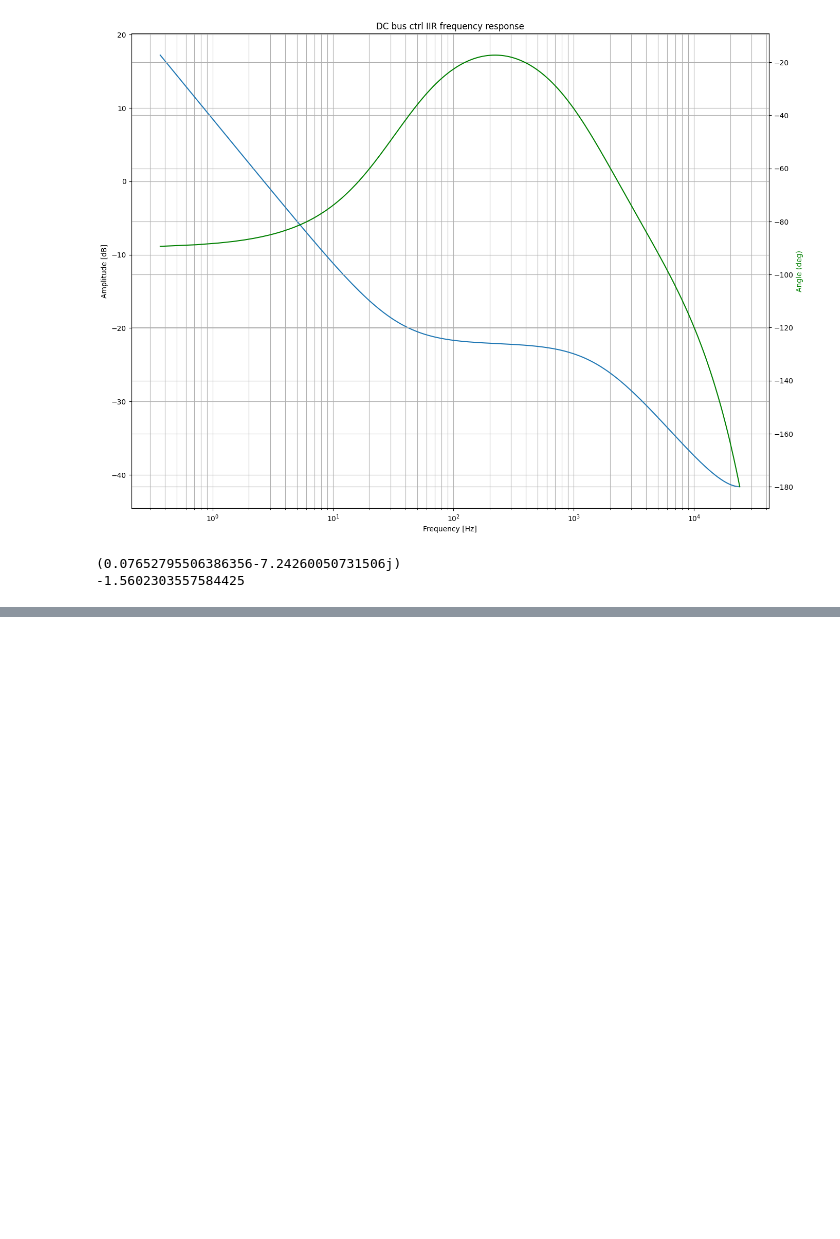
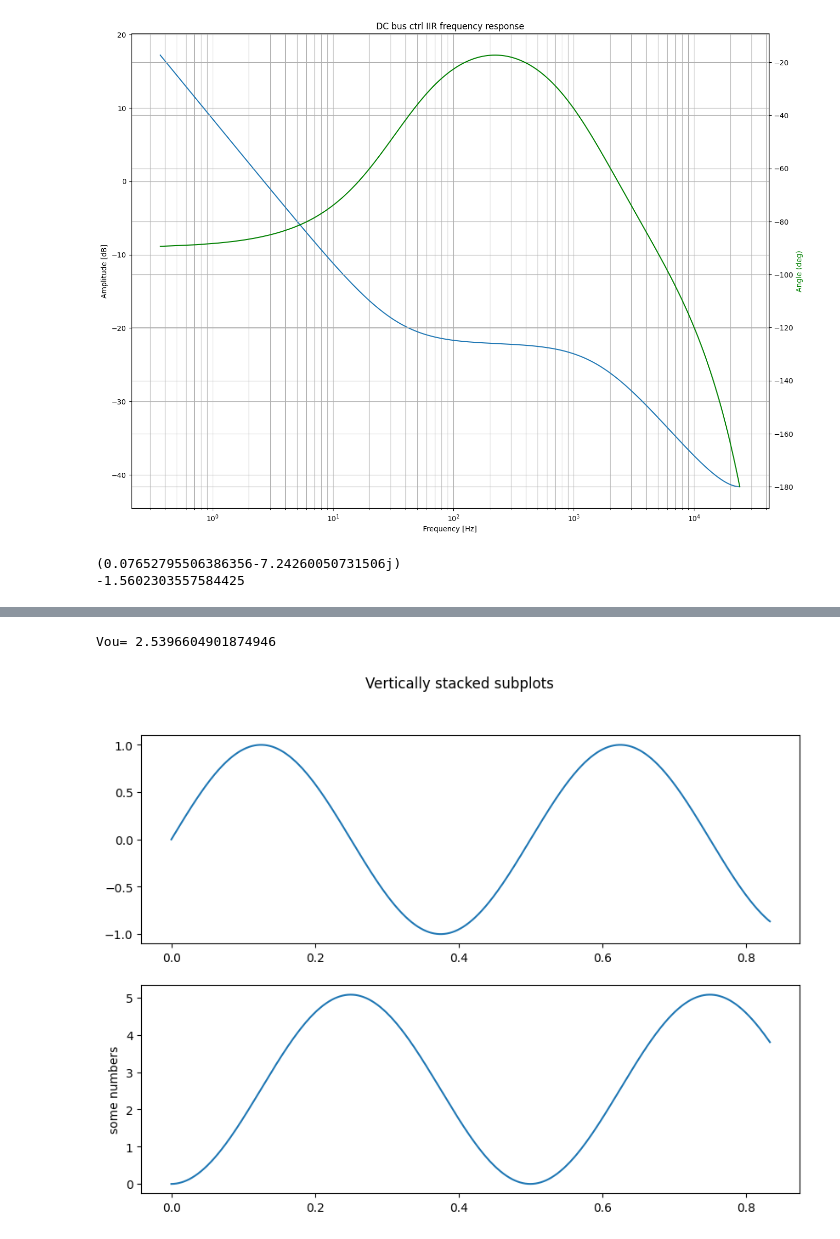
Before and after one commit to mirtcho/motor_control, a Jupyter notebook: jupyter/Untitled3.ipynb, the cells around one changed output, grey strips where cells are left out. Cells and saved outputs as stored; diff of their text form; code cells hidden in the pictures; blank space fills up the shorter version.

```diff
--- a/jupyter/Untitled3.ipynb
+++ b/jupyter/Untitled3.ipynb
@@ -149,0 +152,45 @@ plt.show()
+# %%
+import numpy as np
+import matplotlib.pyplot as plt
+from scipy import signal
+#from source code
+B0 = 0.00241810
+B1 = 0.00020141
+B2 =-0.00221669
+A1 =-1.39414502
+A2 = 0.39414502
+
+#Coeficent from marck script
+#B0 = 1.612068390629168
+#B1 = 0.13427637024631572
+#B2 = -1.4777920203828523
+#A1 = 1.3941450174486236
+#A2 = -0.3941450174486237
+
+
+################################
+nr_samples = 40000
+Fs         = 48000 # sample freq
+Fsignal    = 2  # Freq signal
+Ax         = 1     # amplitude
+###############################
+#
+Ts= 1/Fs
+y = np.full((nr_samples), 0.0)
+t = np.arange(start=0,stop=nr_samples*Ts,step=Ts)
+x = Ax*np.sin(2 * np.pi * Fsignal * t)
+
+for i in range (2,nr_samples):
+    y[i] =-A1*y[i-1]-A2*y[i-2]+B0*x[i]+B1*x[i-1]+B2*x[i-2]
+    #y[i] =A1*y[i-1]+A2*y[i-2]+B0*x[i]+B1*x[i-1]+B2*x[i-2]
+amplitude= (np.max(y)- np.min(y))/2
+fig, axs = plt.subplots(2,figsize=(10,7))
+fig.suptitle('Vertically stacked subplots')
+plt.ylabel('some numbers')
+axs[0].plot(t,x)
+axs[1].plot(t,y)
+print ('Vou=',amplitude)
+plt.show()
+# %% [output]
+Vou= 2.5396604901874946
+[figure, added]
```
Also changed, not shown: parts of 3 cells of this notebook, 2 other files.
